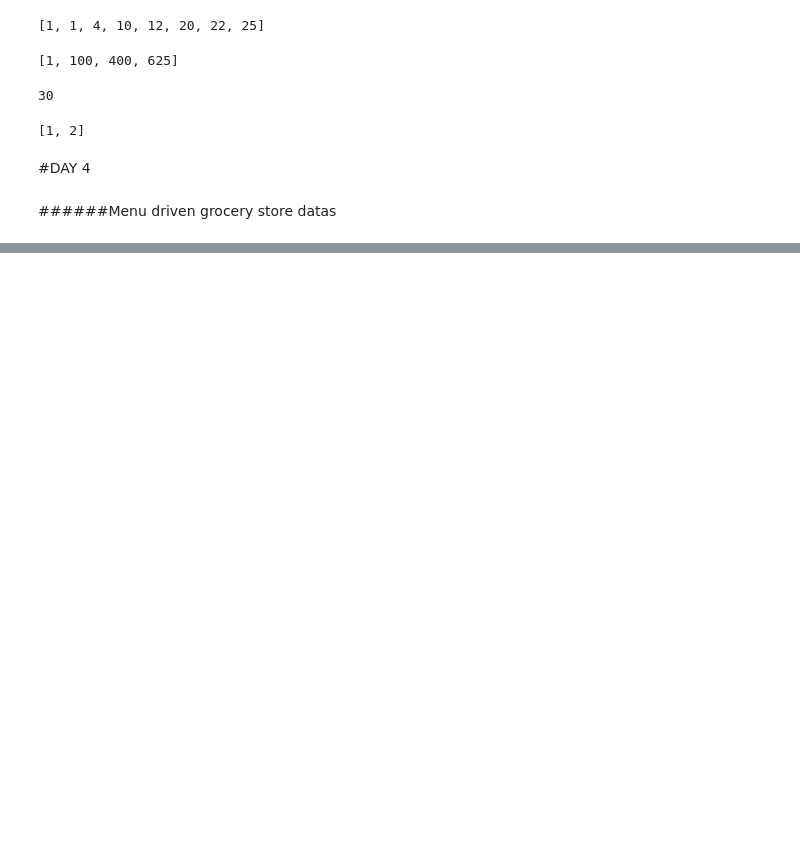
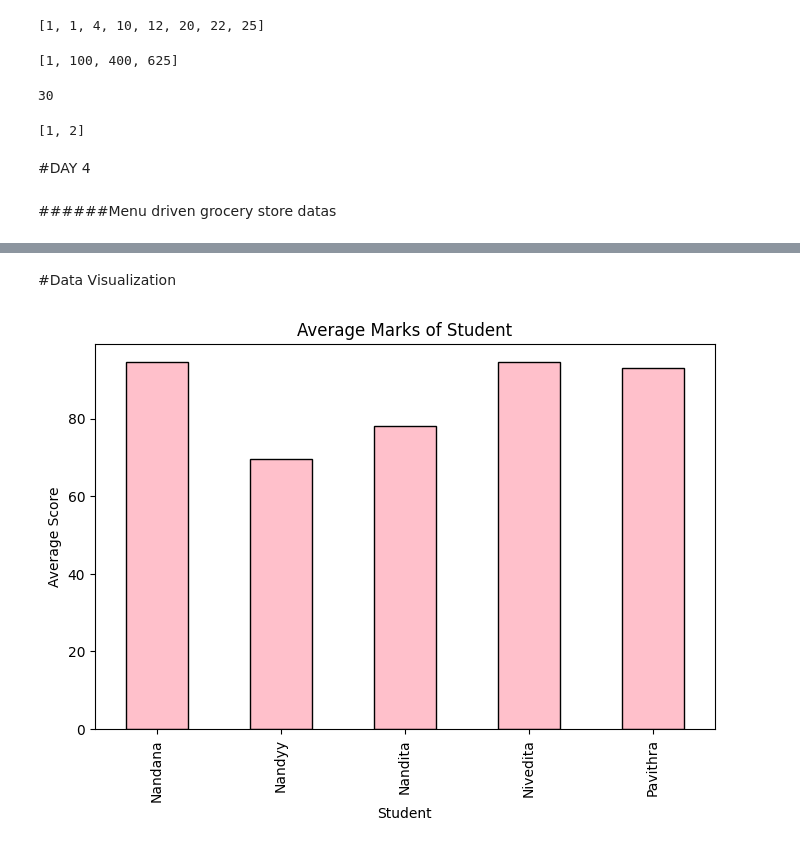
Before and after one commit to NandanaNair05/python-codes, a Jupyter notebook: python_codes.ipynb, the cells around one changed output, grey strips where cells are left out. Saved outputs shown, nothing was run; the diff lists cells and outputs as text; code cells hidden in the pictures; blank space fills up the shorter version.

```diff
--- a/python_codes.ipynb
+++ b/python_codes.ipynb
@@ -309,0 +426,9 @@ print(twosums([24,11,15], 26))
+# %%
+student = {
+    "Nandana" : { "Math" : 89 ,"Science" : 90, "English" : 99},
+    "Nandyy" : { "Math" : 59 ,"Science" : 80, "English" : 59},
+    "Nandita" : { "Math" : 99 ,"Science" : 60, "English" : 96},
+    "Nivedita" : { "Math" : 98 ,"Science" : 95, "English" : 94},
+    "Pavithra" : { "Math" : 88 ,"Science" : 98, "English" : 88},
+}
+print (student)
@@ -309,0 +450,3 @@ print(twosums([24,11,15], 26))
+# %%
+data =pd.DataFrame(student).transpose()
+data
@@ -309,0 +470,12 @@ print(twosums([24,11,15], 26))
+# %% [markdown]
+#Data Visualization
+# %%
+import matplotlib.pyplot as plt  #bar chart for student average performance
+plt.figure(figsize=(8,5))
+data["Average"].plot(kind="bar",color="pink",edgecolor="black")
+plt.title("Average Marks of Student")
+plt.xlabel("Student")
+plt.ylabel("Average Score")
+plt.show()
+# %% [output]
+[figure, added]
```
Also changed, not shown: parts of 24 cells of this notebook.
